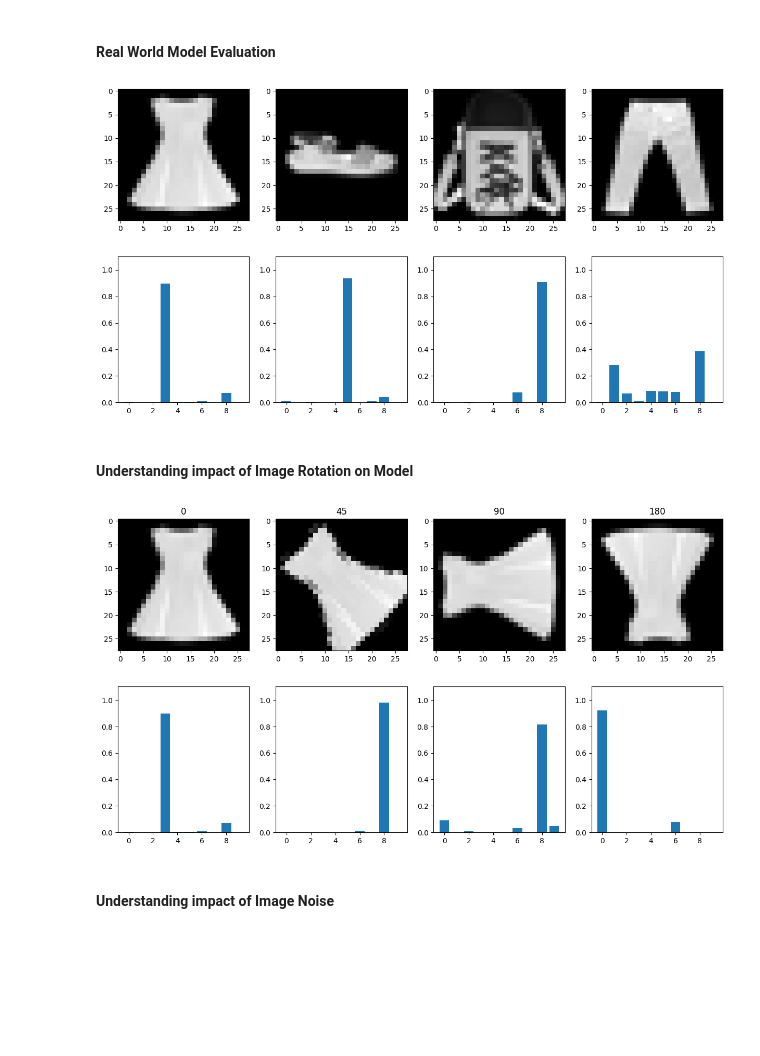
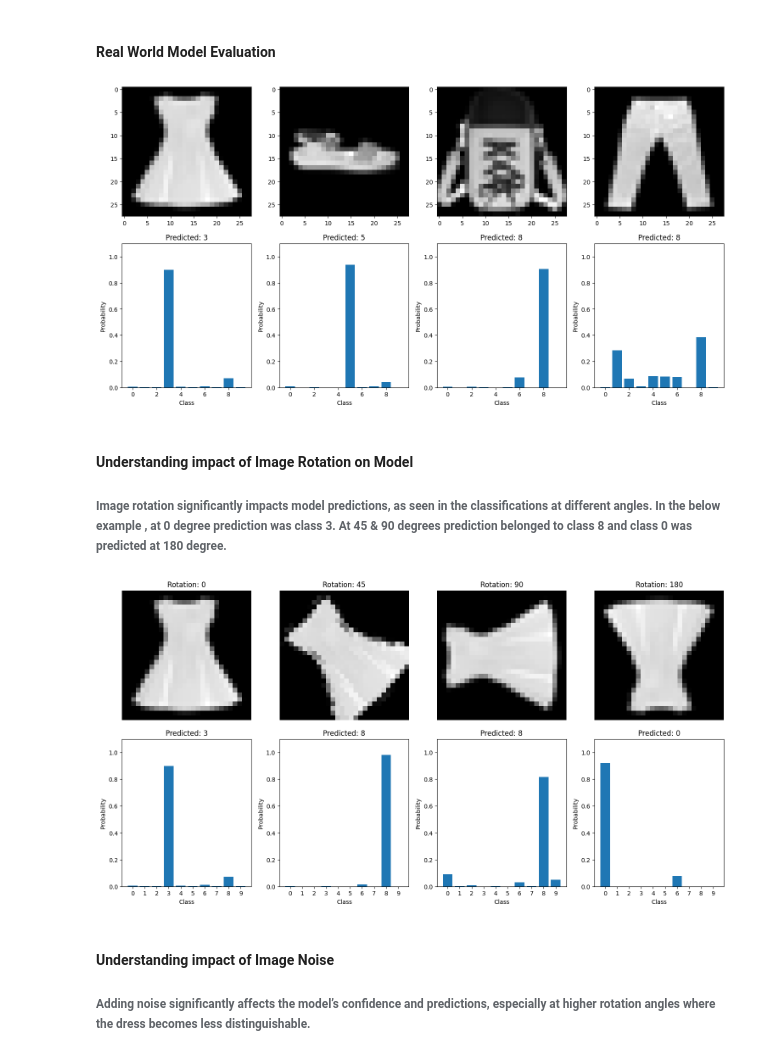
Before and after one commit to bhatishan2003/fashion-mnist-pytorch, a Jupyter notebook: playground.ipynb, the cells around one changed output. Saved outputs shown, nothing was run; the diff lists cells and outputs as text; code cells hidden in the pictures; blank space fills up the shorter version.

Commit message:
feat: improved readability of plots

```diff
--- a/playground.ipynb
+++ b/playground.ipynb
@@ -81,41 +81,56 @@ for image_i, image in enumerate(image_batch):
     axes[0][image_i].imshow(image.squeeze(), cmap="gray")
     axes[1][image_i].bar(np.arange(10), probs[image_i].numpy())
     axes[1][image_i].set_ylim(0, 1.1)
+    axes[1][image_i].set_xlabel("Class")
+    axes[1][image_i].set_ylabel("Probability")
+    axes[1][image_i].set_title(f"Predicted: {preds[image_i].item()}")
+plt.tight_layout()
+plt.show()
 # %% [output]
-[figure, old version]
+[figure, new version]
-# %% [markdown]
-#### Understanding impact of Image Rotation on Model
+# %% [markdown]
+#### Understanding impact of Image Rotation on Model
+###### Image rotation significantly impacts model predictions, as seen in the  classifications at different angles. In the below example , at 0 degree prediction was class 3. At 45 & 90 degrees prediction belonged to class 8 and class 0 was predicted at 180 degree.
 # %%
 # load images and rotate them
 real_world_data_dir = os.path.join("assets", "real_world_data")
 image_path = os.path.join(real_world_data_dir, "dress.png")
 image_batch = []
 rotations = [0, 45, 90, 180]
 for rotation in rotations:
     img = Image.open(image_path)
     img = img.convert("L").resize((28, 28))
     img = ImageOps.invert(img)
     img = img.rotate(rotation)
     img = np.array(img)
     image_batch.append(img)
 image_batch = transforms.Normalize((0.5,), (0.5,))(torch.FloatTensor(image_batch).unsqueeze(1) / 255)
 
 # evaluate the model
 with torch.no_grad():
     probs = torch.softmax(model(image_batch), dim=-1)
     preds = torch.argmax(probs, dim=-1)
 
 fig, axes = plt.subplots(2, len(image_batch), figsize=(15, 8))
 for image_i, image in enumerate(image_batch):
     axes[0][image_i].imshow(image.squeeze(), cmap="gray")
+    axes[0][image_i].set_title(f"Rotation: {rotations[image_i]}")
+    axes[0][image_i].axis("off")
+
+    # Plot probabilities
     axes[1][image_i].bar(np.arange(10), probs[image_i].numpy())
     axes[1][image_i].set_ylim(0, 1.1)
-    # add title
-    axes[0][image_i].set_title(rotations[image_i])
+    axes[1][image_i].set_xticks(np.arange(10))
+    axes[1][image_i].set_xlabel("Class")
+    axes[1][image_i].set_ylabel("Probability")
+    axes[1][image_i].set_title(f"Predicted: {preds[image_i].item()}")
+plt.tight_layout()
+plt.show()
 # %% [output]
-[figure, old version]
+[figure, new version]
-# %% [markdown]
-#### Understanding impact of Image Noise
+# %% [markdown]
+#### Understanding impact of Image Noise
+###### Adding noise significantly affects the model’s confidence and predictions, especially at higher rotation angles where the dress becomes less distinguishable.
 # %%
 # load images and rotate them
 real_world_data_dir = os.path.join("assets", "real_world_data")
```
Also changed, not shown: parts of 7 cells of this notebook.
